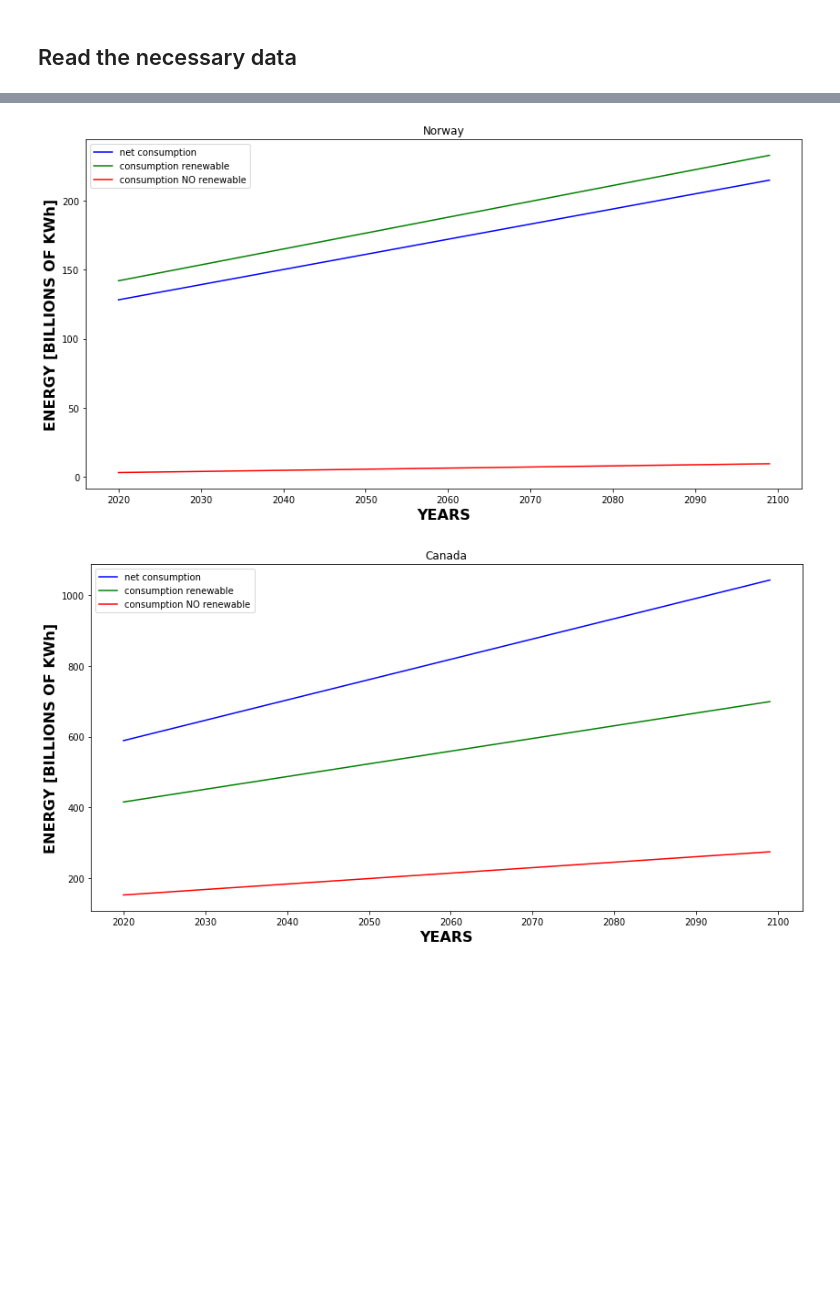
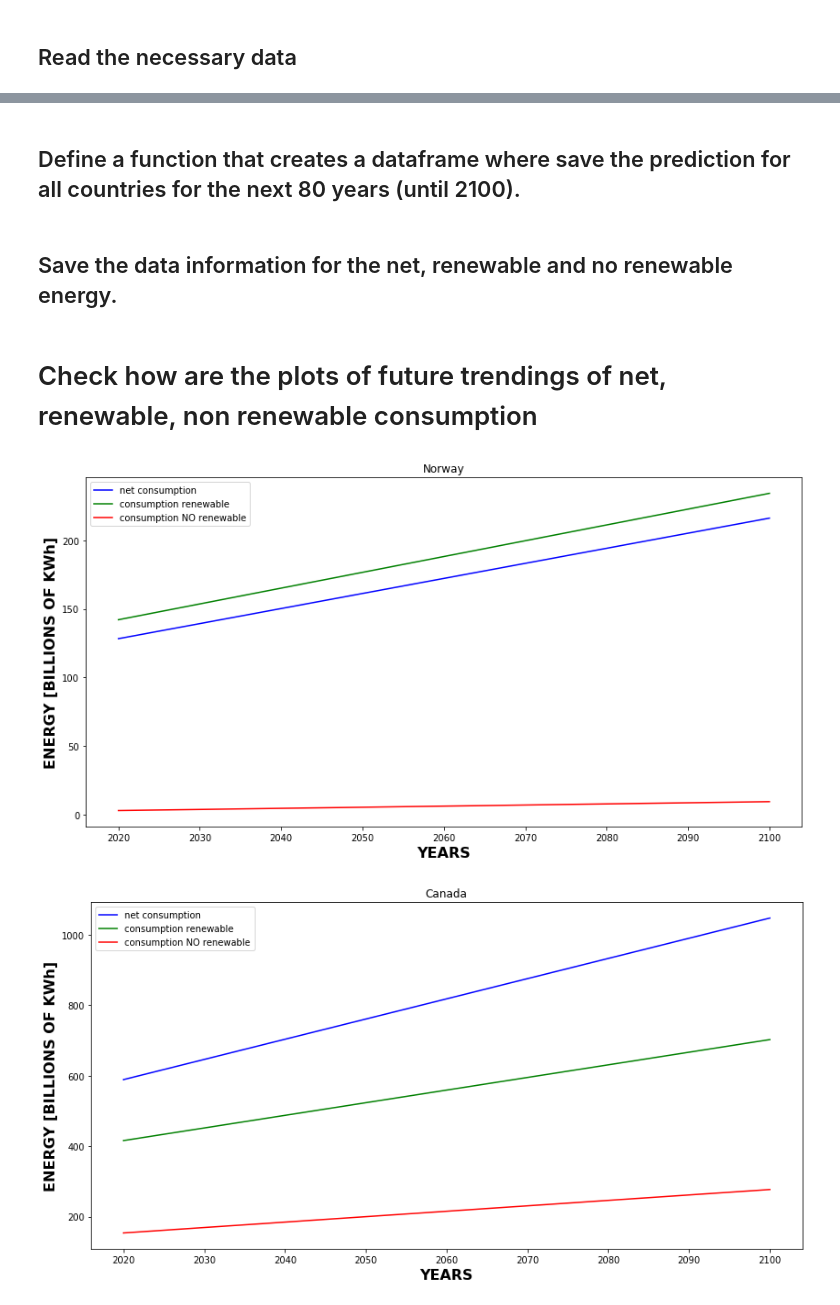
Before and after one commit to rubenmartinezlorente/Project-Week-8-Final-Project, a Jupyter notebook: your-project/3.machine_learning.ipynb, the cells around one changed output, grey strips where cells are left out. Cells and saved outputs as stored; diff of their text form; code cells hidden in the pictures; blank space fills up the shorter version.

Commit message:
predictions of net, renewable and non renewable energy consumption done by linear regression

```diff
--- a/your-project/3.machine_learning.ipynb
+++ b/your-project/3.machine_learning.ipynb
@@ -30,30 +25,51 @@ def regression(Y):
     #Provide a summary of statistics
     #print(results.summary())
     return(results.params)
+# %% [markdown]
+## Define a function that creates a dataframe where save the prediction for all countries for the next 80 years (until 2100).
+# %%
+#consum
+def feature_prediction(df,df1):
+    time = np.arange(2020,2101,1)
+    new_df = []
+    for i in countries_all:
+        a,b = regression(Y=df[i])
+        equation = time*b+a
+        new_df.append(equation)
+    df1 = pd.DataFrame(new_df)
+    df1 = df1.transpose()
+    df1.columns=consumption.columns[1:]
+    df1.insert(0,'year',time)
+    return df1
+# %% [markdown]
+## Save the data information  for the net, renewable and no renewable energy.
+# %%
+consum_future = []
+renewable_future = []
+norenewable_future = []
+consum_future = feature_prediction(consumption,consum_future)
+renewable_future = feature_prediction(generation_renewable,renewable_future)
+norenewable_future = feature_prediction(generation_norenewable,norenewable_future)
+# %% [markdown]
+# Check how are the plots of future trendings of net, renewable, non renewable consumption
 # %%
-countries_all = consumption.columns[1:]
 countries= list(['Norway','Canada','Iceland','Finland','Denmark','China','United States','India','Japan','South Korea','Brazil','Australia','Spain'])
+for country in countries:
 
-country = 'Iceland'
-
-for country in countries:
-    con = regression(Y=consumption[country])
-    GRE = regression(Y=generation_renewable[country])
-    GNRE = regression(Y=generation_norenewable[country])
-
-
-    t = np.arange(2020,2100,1)
+    t = np.arange(2020,2101,1)
     fig,ax = plt.subplots(1, figsize=(14,7))
-    plt.plot(t,(t*con[1]+con[0]), 'b', label= 'net consumption')
-    plt.plot(t,(t*GRE[1]+GRE[0]), 'g', label= 'consumption renewable')
-    plt.plot(t,(t*GNRE[1]+GNRE[0]), 'r', label= 'consumption NO renewable')
+    plt.plot(consum_future.year,consum_future[country], 'b', label= 'net consumption')
+    plt.plot(renewable_future.year,renewable_future[country], 'g', label= 'consumption renewable')
+    plt.plot(norenewable_future.year,norenewable_future[country], 'r', label= 'consumption NO renewable')
 
 
     plt.legend = ax.legend(loc='upper left')
     plt.xlabel('YEARS',fontsize=16,fontweight='bold')
     plt.ylabel('ENERGY [BILLIONS OF KWh]',fontsize=16,fontweight='bold')
     plt.title(country)
+    fig.savefig(f'../machine_learning/plots_countries/{country}.png')
+
 plt.show()
 # %% [output]
-[figure, old version]
+[figure, new version]
-[figure, old version]
+[figure, new version]
```
Also changed, not shown: parts of 13 cells of this notebook, 13 other files.
